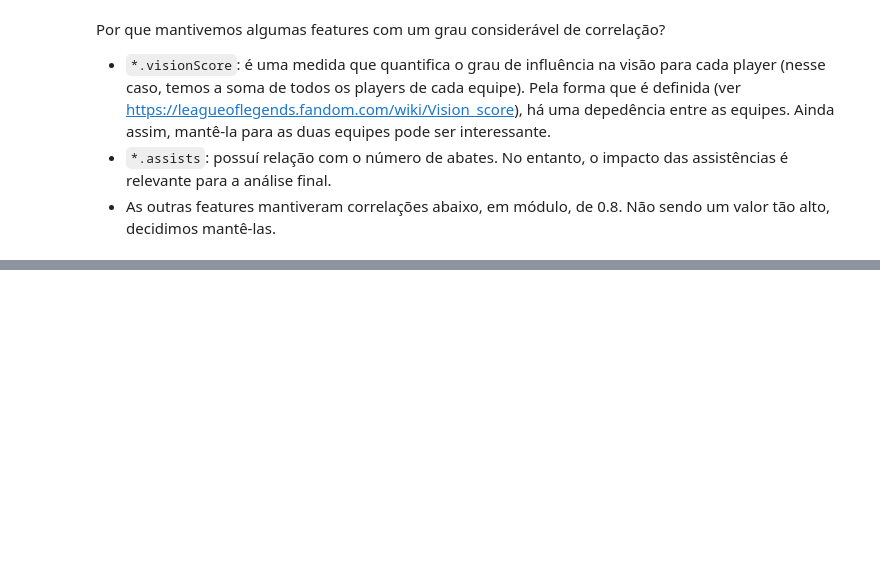
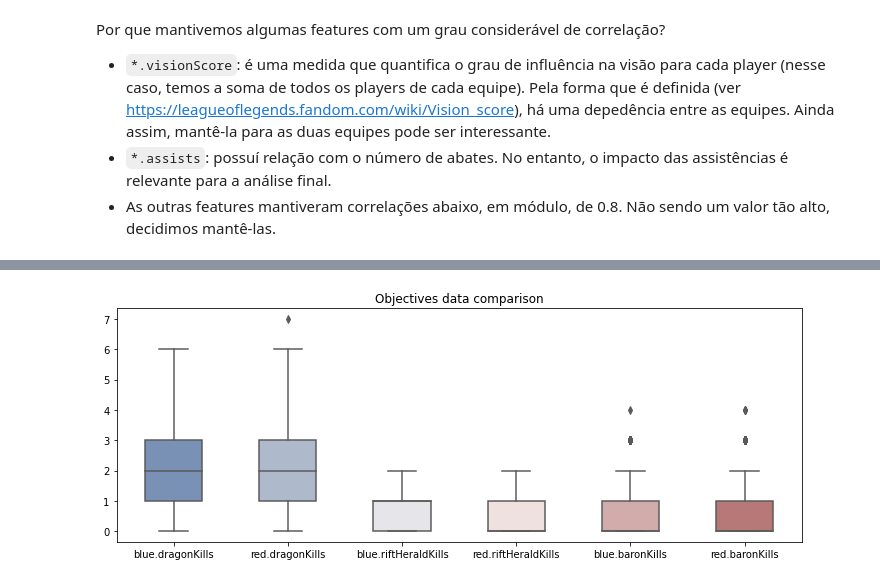
Before and after one commit to fredgrub/ProjetoML, a Jupyter notebook: src/initial-analysis.ipynb, the cells around one changed output, grey strips where cells are left out. Cells and saved outputs as stored; diff of their text form; code cells hidden in the pictures; blank space fills up the shorter version.

```diff
--- a/src/initial-analysis.ipynb
+++ b/src/initial-analysis.ipynb
@@ -120,0 +189,4 @@ Por que mantivemos algumas features com um grau considerável de correlação?
+# %%
+dist_vis(df_reduced, obj_col, obj_title)
+# %% [output]
+[figure, added]
```
Also changed, not shown: parts of 20 cells of this notebook.
